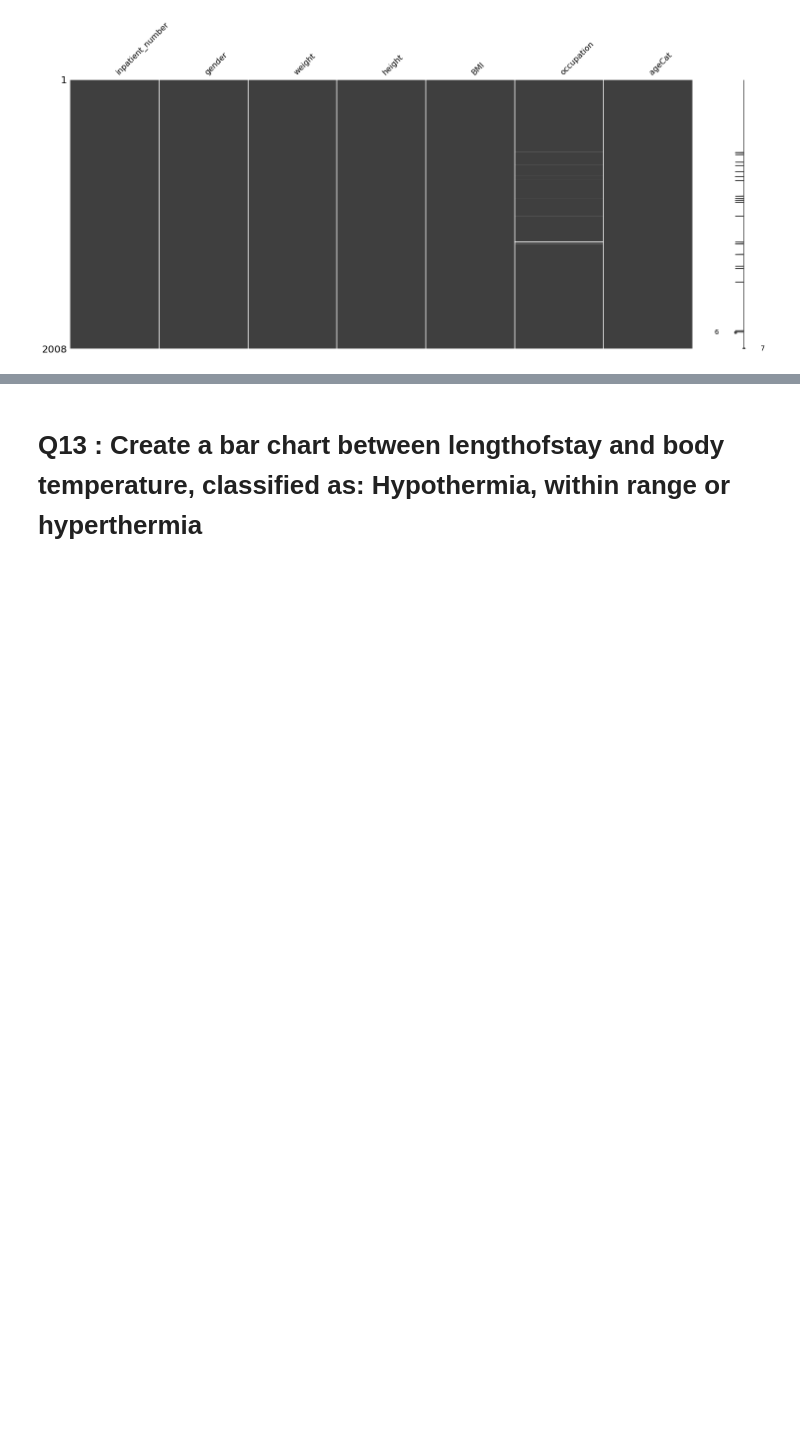
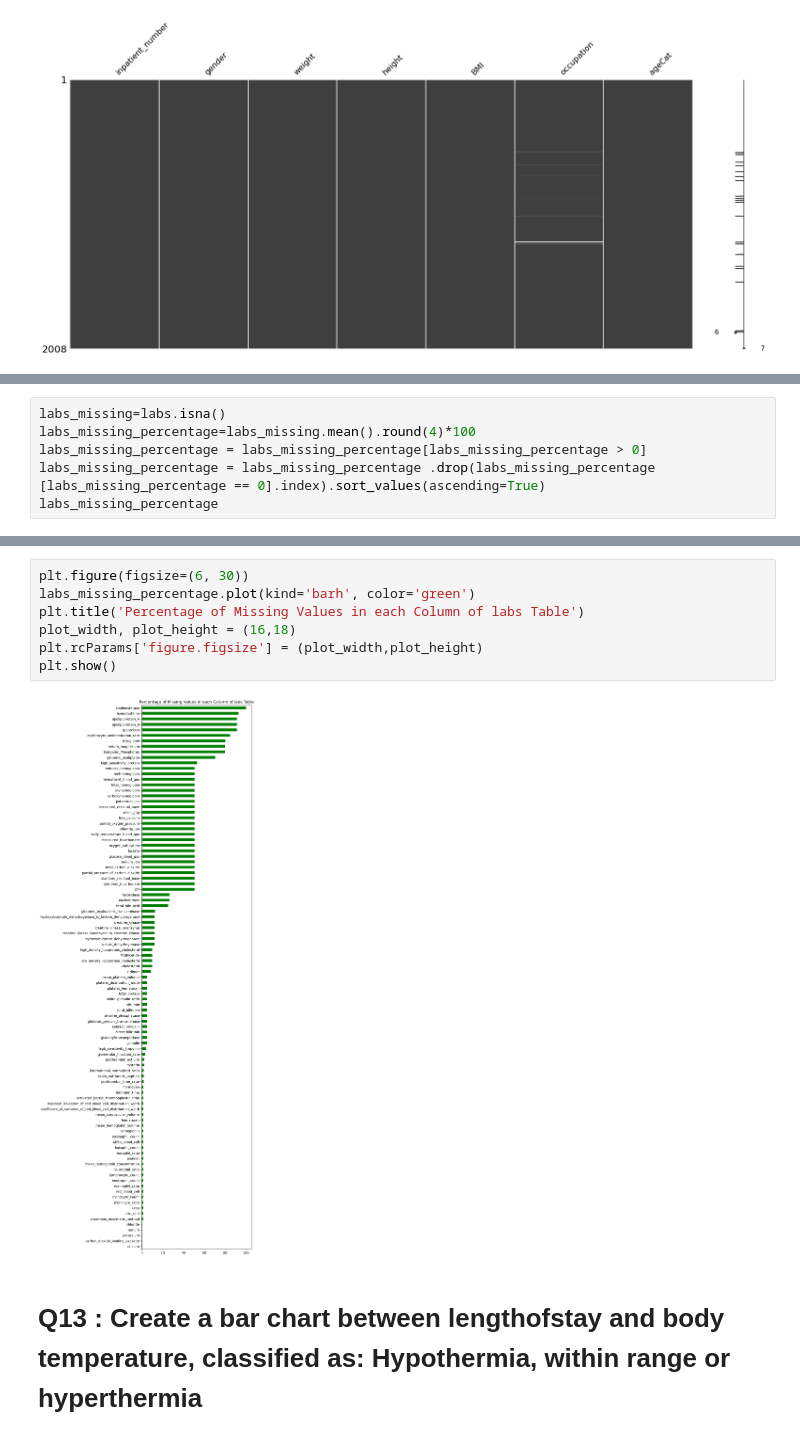
Before and after one commit to GomathiPro/Team20_DataTitans_PythonHackathon_Apr24, a Jupyter notebook: Team20_DataTitans_Main80Questions.ipynb, the cells around one changed output, grey strips where cells are left out. Saved outputs shown, nothing was run; the diff lists cells and outputs as text; blank space fills up the shorter version.

```diff
--- a/Team20_DataTitans_Main80Questions.ipynb
+++ b/Team20_DataTitans_Main80Questions.ipynb
@@ -92,0 +235,6 @@ msno.matrix(demo)
+# %%
+labs_missing=labs.isna()
+labs_missing_percentage=labs_missing.mean().round(4)*100
+labs_missing_percentage = labs_missing_percentage[labs_missing_percentage > 0]
+labs_missing_percentage = labs_missing_percentage .drop(labs_missing_percentage [labs_missing_percentage == 0].index).sort_values(ascending=True)
+labs_missing_percentage
@@ -93,3 +254,12 @@ msno.matrix(demo)
+# %%
+plt.figure(figsize=(6, 30))
+labs_missing_percentage.plot(kind='barh', color='green')
+plt.title('Percentage of Missing Values in each Column of labs Table')
+plot_width, plot_height = (16,18)
+plt.rcParams['figure.figsize'] = (plot_width,plot_height)
+plt.show()
+# %% [output]
+[figure, added]
 # %% [markdown]
 # Q13 : Create a bar chart between lengthofstay and body temperature, classified as: Hypothermia, within range or hyperthermia
 # %%
```
Also changed, not shown: parts of 27 cells of this notebook.
